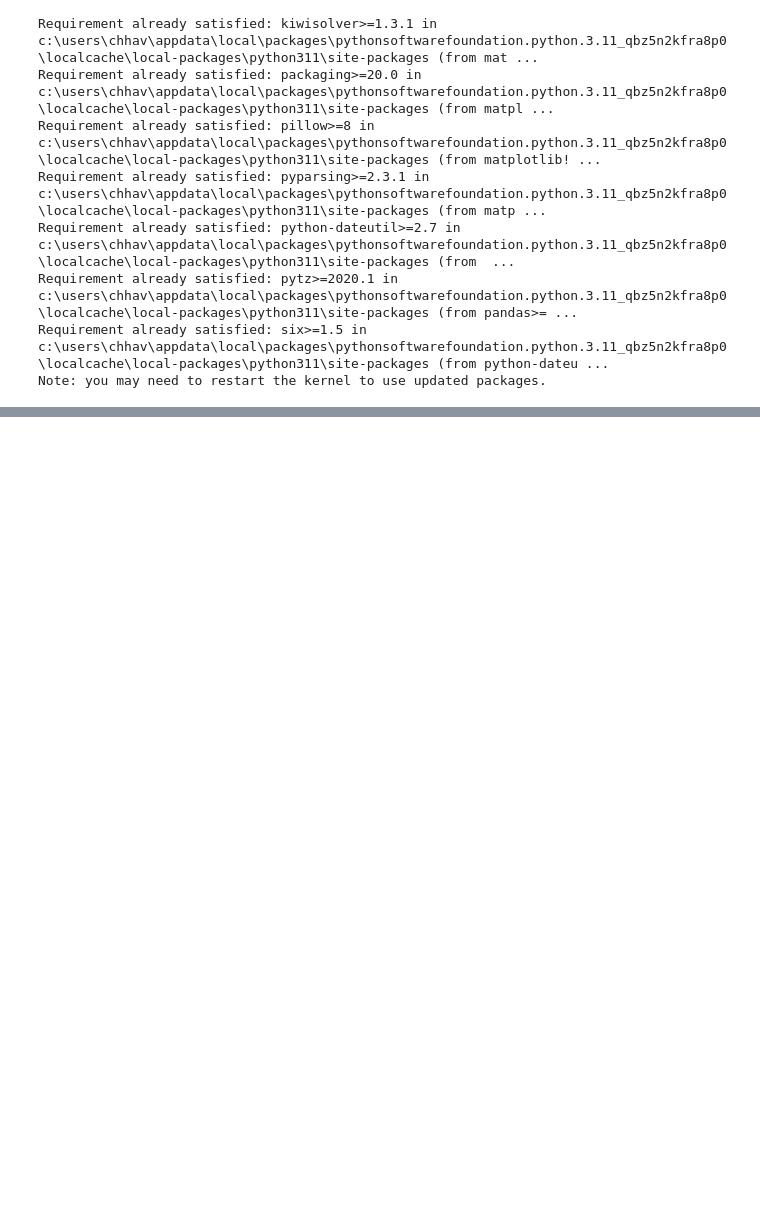
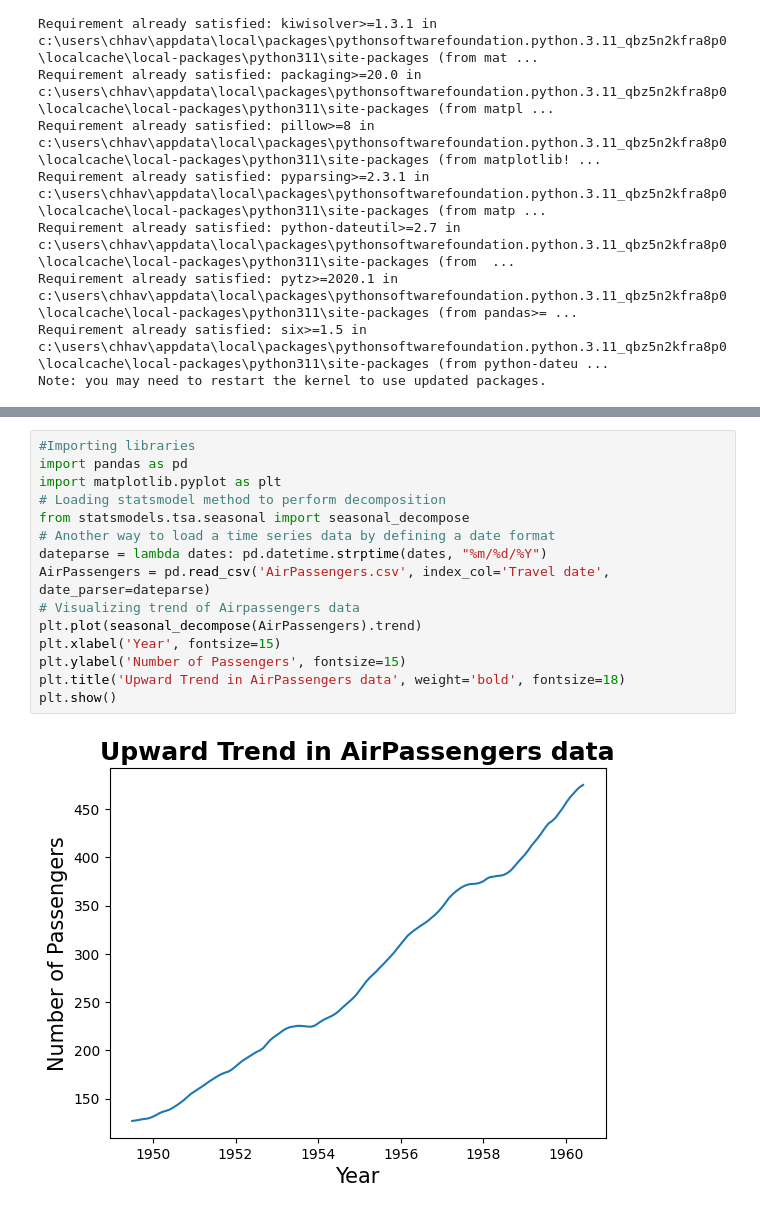
Before and after one commit to AdixSasuke/TimeSeriesAnalysis, a Jupyter notebook: Learning.ipynb, the cells around one changed output, grey strips where cells are left out. Saved outputs shown, nothing was run; the diff lists cells and outputs as text; blank space fills up the shorter version.

Commit message:
Using Seasonal Decompose to find trend in the AirPassengers Data

```diff
--- a/Learning.ipynb
+++ b/Learning.ipynb
@@ -55,0 +56,17 @@ print(dummy)
+# %%
+#Importing libraries
+import pandas as pd
+import matplotlib.pyplot as plt
+# Loading statsmodel method to perform decomposition
+from statsmodels.tsa.seasonal import seasonal_decompose
+# Another way to load a time series data by defining a date format
+dateparse = lambda dates: pd.datetime.strptime(dates, "%m/%d/%Y")
+AirPassengers = pd.read_csv('AirPassengers.csv', index_col='Travel date', date_parser=dateparse)
+# Visualizing trend of Airpassengers data
+plt.plot(seasonal_decompose(AirPassengers).trend)
+plt.xlabel('Year', fontsize=15)
+plt.ylabel('Number of Passengers', fontsize=15)
+plt.title('Upward Trend in AirPassengers data', weight='bold', fontsize=18)
+plt.show()
+# %% [output]
+[figure, added]
```
Also changed, not shown: parts of 2 cells of this notebook.
